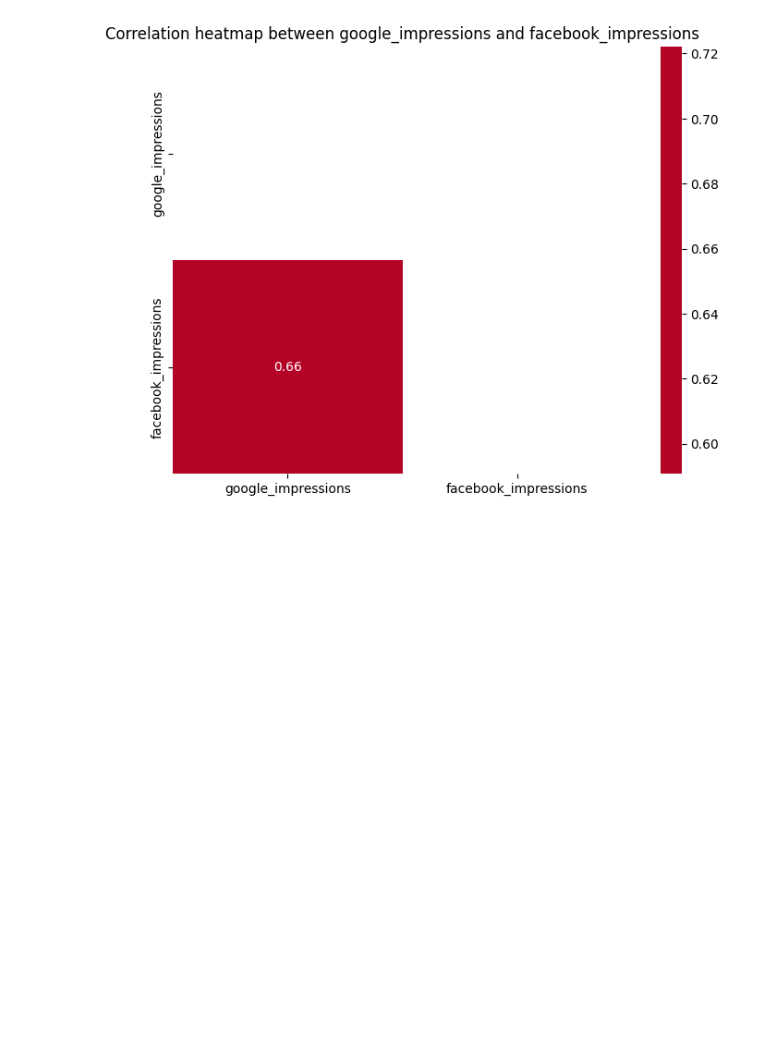
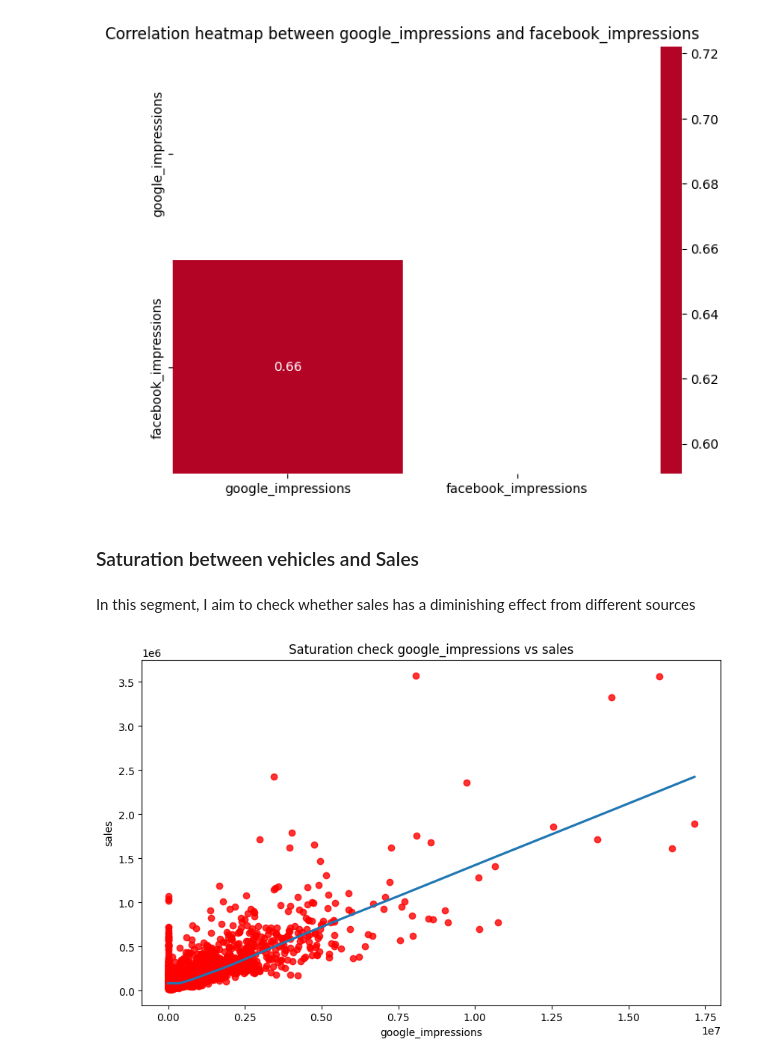
Before and after one commit to N-anle/Marketing-Mix-Modelling, a Jupyter notebook: notebooks/notebook.ipynb, the cells around one changed output. Drawn from its saved outputs; the diff is of its cells as text; code cells hidden in the pictures; blank space fills up the shorter version.

```diff
--- a/notebooks/notebook.ipynb
+++ b/notebooks/notebook.ipynb
@@ -310,3 +310,20 @@ correlation_heatmap('google_impressions', 'sales')
 correlation_heatmap('google_impressions', 'facebook_impressions')
 # %% [output]
 [figure]
+# %% [markdown]
+### Saturation between vehicles and Sales
+# %% [markdown]
+In this segment, I aim to check whether sales has a diminishing effect from different sources
+# %%
+def plot_saturation_check(column):
+    plt.figure(figsize=(10,6))
+    sns.regplot(x = column, y = 'sales', data = df,
+                lowess = True, scatter_kws={
+                    'color' : 'red'
+                })
+    plt.title(f"Saturation check {column} vs sales")
+    plt.show()
+# %%
+plot_saturation_check('google_impressions')
+# %% [output]
+[figure, added]
```
Also changed, not shown: parts of 10 cells of this notebook.
